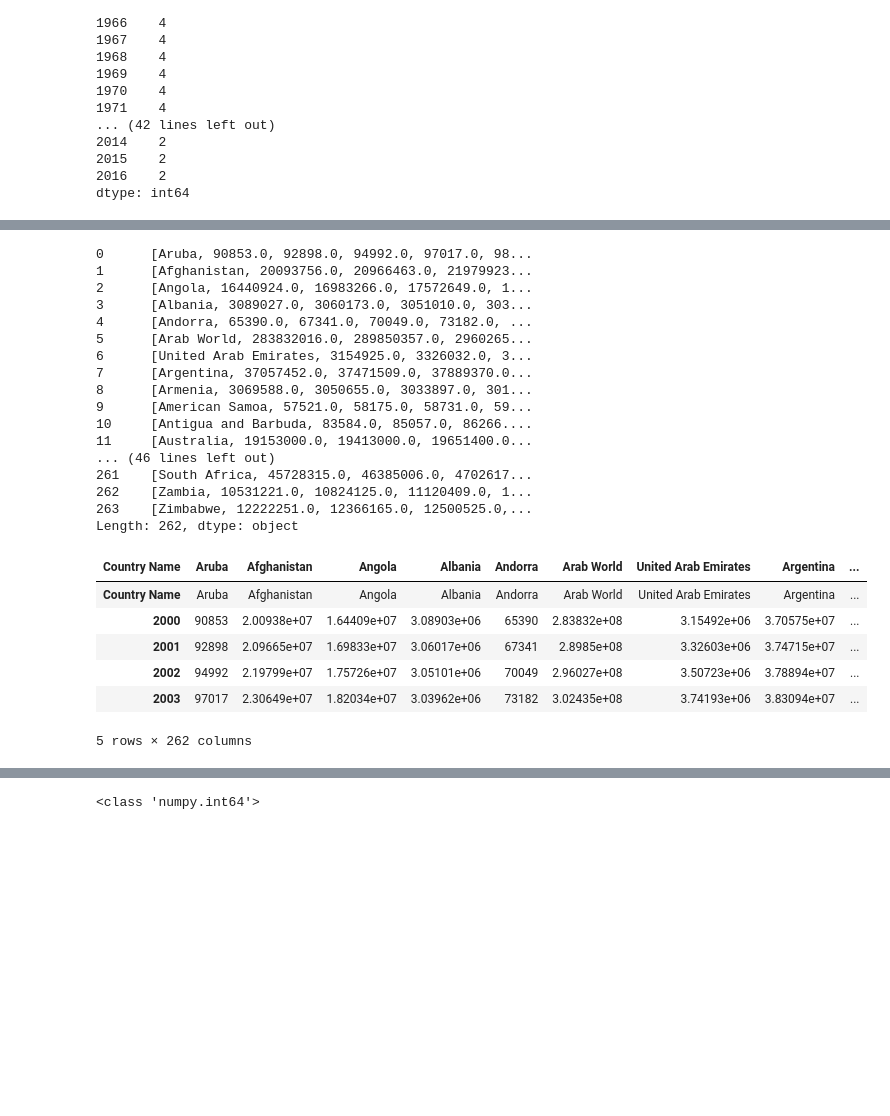
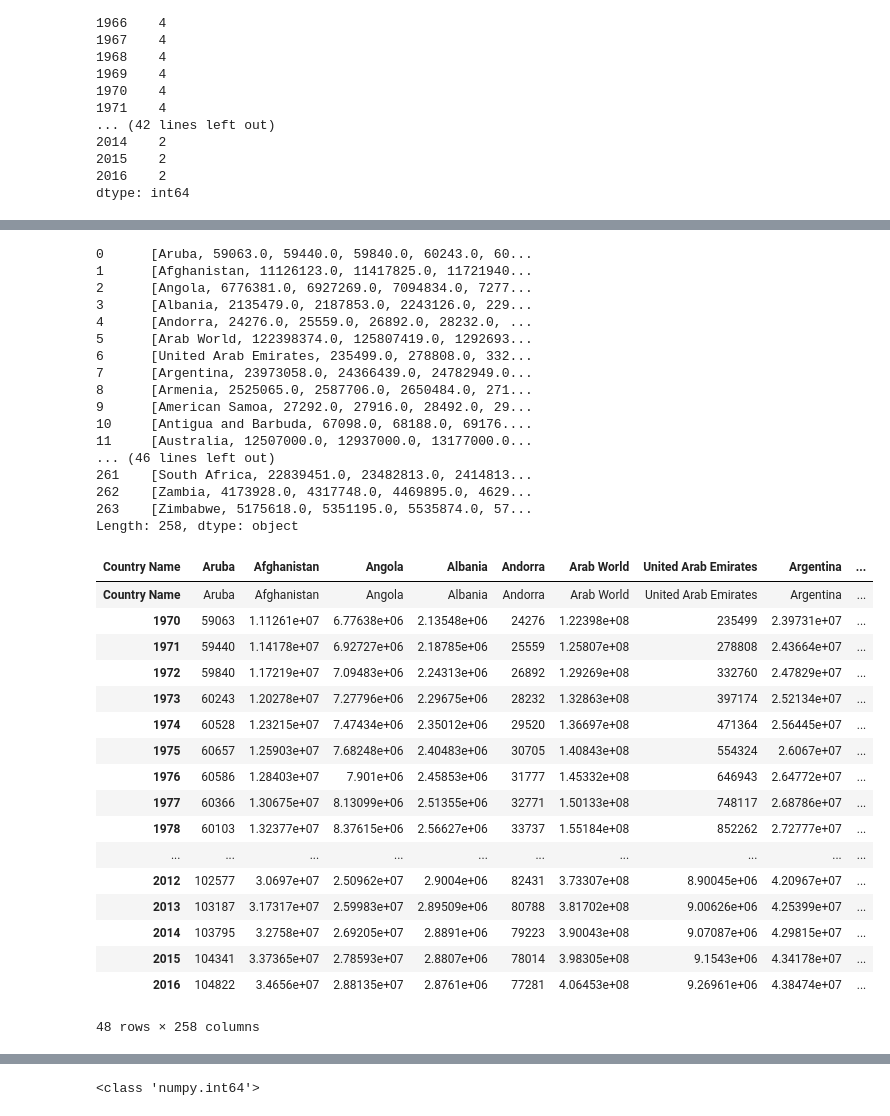
Before and after one commit to LiviaCanet/datamad0119, a Jupyter notebook: module-1/pipelines-project/your-code/demo_wrangling.ipynb, the cells around one changed output, grey strips where cells are left out. Saved outputs shown, nothing was run; the diff lists cells and outputs as text; code cells hidden in the pictures; blank space fills up the shorter version.

```diff
--- a/module-1/pipelines-project/your-code/demo_wrangling.ipynb
+++ b/module-1/pipelines-project/your-code/demo_wrangling.ipynb
@@ -49,7 +50,7 @@ dtype: int64
 # Eliminamos las columnas que no vamos a utilizar
 
 dropyears = []
-for x in range(1960, 2000):
+for x in range(1960, 1970):
     dropyears.append(str(x))
 
 print(dropyears)
@@ -96,7 +98,7 @@ demo.head(11)
 # Eliminamos las filas que tienen el valor nulo
 
 droprows = []
-for x in range(2000, 2017):
+for x in range(1970, 2017):
     droprows.append(str(x))
 print(droprows)
 # %% [output]
@@ -124,37 +127,48 @@ demo.head(11)
 demo_series = demo.apply(lambda x: x.tolist(), axis=1)
 demo_series
 # %% [output]
-0      [Aruba, 90853.0, 92898.0, 94992.0, 97017.0, 98...
-1      [Afghanistan, 20093756.0, 20966463.0, 21979923...
-2      [Angola, 16440924.0, 16983266.0, 17572649.0, 1...
-3      [Albania, 3089027.0, 3060173.0, 3051010.0, 303...
-4      [Andorra, 65390.0, 67341.0, 70049.0, 73182.0, ...
-5      [Arab World, 283832016.0, 289850357.0, 2960265...
-6      [United Arab Emirates, 3154925.0, 3326032.0, 3...
-7      [Argentina, 37057452.0, 37471509.0, 37889370.0...
-8      [Armenia, 3069588.0, 3050655.0, 3033897.0, 301...
-9      [American Samoa, 57521.0, 58175.0, 58731.0, 59...
-10     [Antigua and Barbuda, 83584.0, 85057.0, 86266....
-11     [Australia, 19153000.0, 19413000.0, 19651400.0...
+0      [Aruba, 59063.0, 59440.0, 59840.0, 60243.0, 60...
+1      [Afghanistan, 11126123.0, 11417825.0, 11721940...
+2      [Angola, 6776381.0, 6927269.0, 7094834.0, 7277...
+3      [Albania, 2135479.0, 2187853.0, 2243126.0, 229...
+4      [Andorra, 24276.0, 25559.0, 26892.0, 28232.0, ...
+5      [Arab World, 122398374.0, 125807419.0, 1292693...
+6      [United Arab Emirates, 235499.0, 278808.0, 332...
+7      [Argentina, 23973058.0, 24366439.0, 24782949.0...
+8      [Armenia, 2525065.0, 2587706.0, 2650484.0, 271...
+9      [American Samoa, 27292.0, 27916.0, 28492.0, 29...
+10     [Antigua and Barbuda, 67098.0, 68188.0, 69176....
+11     [Australia, 12507000.0, 12937000.0, 13177000.0...
 ... (46 lines left out)
-261    [South Africa, 45728315.0, 46385006.0, 4702617...
-262    [Zambia, 10531221.0, 10824125.0, 11120409.0, 1...
-263    [Zimbabwe, 12222251.0, 12366165.0, 12500525.0,...
-Length: 262, dtype: object
+261    [South Africa, 22839451.0, 23482813.0, 2414813...
+262    [Zambia, 4173928.0, 4317748.0, 4469895.0, 4629...
+263    [Zimbabwe, 5175618.0, 5351195.0, 5535874.0, 57...
+Length: 258, dtype: object
 # %%
 #Tenemos que transponer el Dataframe para poder recorrer cada serie.
 
 demoT = demo.T
 demoT.columns = demoT.iloc[0]
-demoT.head()
+demoT
 # %% [output]
 | Country Name | Aruba | Afghanistan | Angola | Albania | Andorra | Arab World | United Arab Emirates | Argentina | ... |
 | Country Name | Aruba | Afghanistan | Angola | Albania | Andorra | Arab World | United Arab Emirates | Argentina | ... |
-| 2000 | 90853 | 2.00938e+07 | 1.64409e+07 | 3.08903e+06 | 65390 | 2.83832e+08 | 3.15492e+06 | 3.70575e+07 | ... |
-| 2001 | 92898 | 2.09665e+07 | 1.69833e+07 | 3.06017e+06 | 67341 | 2.8985e+08 | 3.32603e+06 | 3.74715e+07 | ... |
-| 2002 | 94992 | 2.19799e+07 | 1.75726e+07 | 3.05101e+06 | 70049 | 2.96027e+08 | 3.50723e+06 | 3.78894e+07 | ... |
-| 2003 | 97017 | 2.30649e+07 | 1.82034e+07 | 3.03962e+06 | 73182 | 3.02435e+08 | 3.74193e+06 | 3.83094e+07 | ... |
+| 1970 | 59063 | 1.11261e+07 | 6.77638e+06 | 2.13548e+06 | 24276 | 1.22398e+08 | 235499 | 2.39731e+07 | ... |
+| 1971 | 59440 | 1.14178e+07 | 6.92727e+06 | 2.18785e+06 | 25559 | 1.25807e+08 | 278808 | 2.43664e+07 | ... |
+| 1972 | 59840 | 1.17219e+07 | 7.09483e+06 | 2.24313e+06 | 26892 | 1.29269e+08 | 332760 | 2.47829e+07 | ... |
+| 1973 | 60243 | 1.20278e+07 | 7.27796e+06 | 2.29675e+06 | 28232 | 1.32863e+08 | 397174 | 2.52134e+07 | ... |
+| 1974 | 60528 | 1.23215e+07 | 7.47434e+06 | 2.35012e+06 | 29520 | 1.36697e+08 | 471364 | 2.56445e+07 | ... |
+| 1975 | 60657 | 1.25903e+07 | 7.68248e+06 | 2.40483e+06 | 30705 | 1.40843e+08 | 554324 | 2.6067e+07 | ... |
+| 1976 | 60586 | 1.28403e+07 | 7.901e+06 | 2.45853e+06 | 31777 | 1.45332e+08 | 646943 | 2.64772e+07 | ... |
+| 1977 | 60366 | 1.30675e+07 | 8.13099e+06 | 2.51355e+06 | 32771 | 1.50133e+08 | 748117 | 2.68786e+07 | ... |
+| 1978 | 60103 | 1.32377e+07 | 8.37615e+06 | 2.56627e+06 | 33737 | 1.55184e+08 | 852262 | 2.72777e+07 | ... |
+| ... | ... | ... | ... | ... | ... | ... | ... | ... | ... |
+| 2012 | 102577 | 3.0697e+07 | 2.50962e+07 | 2.9004e+06 | 82431 | 3.73307e+08 | 8.90045e+06 | 4.20967e+07 | ... |
+| 2013 | 103187 | 3.17317e+07 | 2.59983e+07 | 2.89509e+06 | 80788 | 3.81702e+08 | 9.00626e+06 | 4.25399e+07 | ... |
+| 2014 | 103795 | 3.2758e+07 | 2.69205e+07 | 2.8891e+06 | 79223 | 3.90043e+08 | 9.07087e+06 | 4.29815e+07 | ... |
+| 2015 | 104341 | 3.37365e+07 | 2.78593e+07 | 2.8807e+06 | 78014 | 3.98305e+08 | 9.1543e+06 | 4.34178e+07 | ... |
+| 2016 | 104822 | 3.4656e+07 | 2.88135e+07 | 2.8761e+06 | 77281 | 4.06453e+08 | 9.26961e+06 | 4.38474e+07 | ... |
-5 rows × 262 columns
+48 rows × 258 columns
 # %%
 #Eliminamos la fila que hemos puesto como título
 
```
Also changed, not shown: parts of 15 cells of this notebook.
